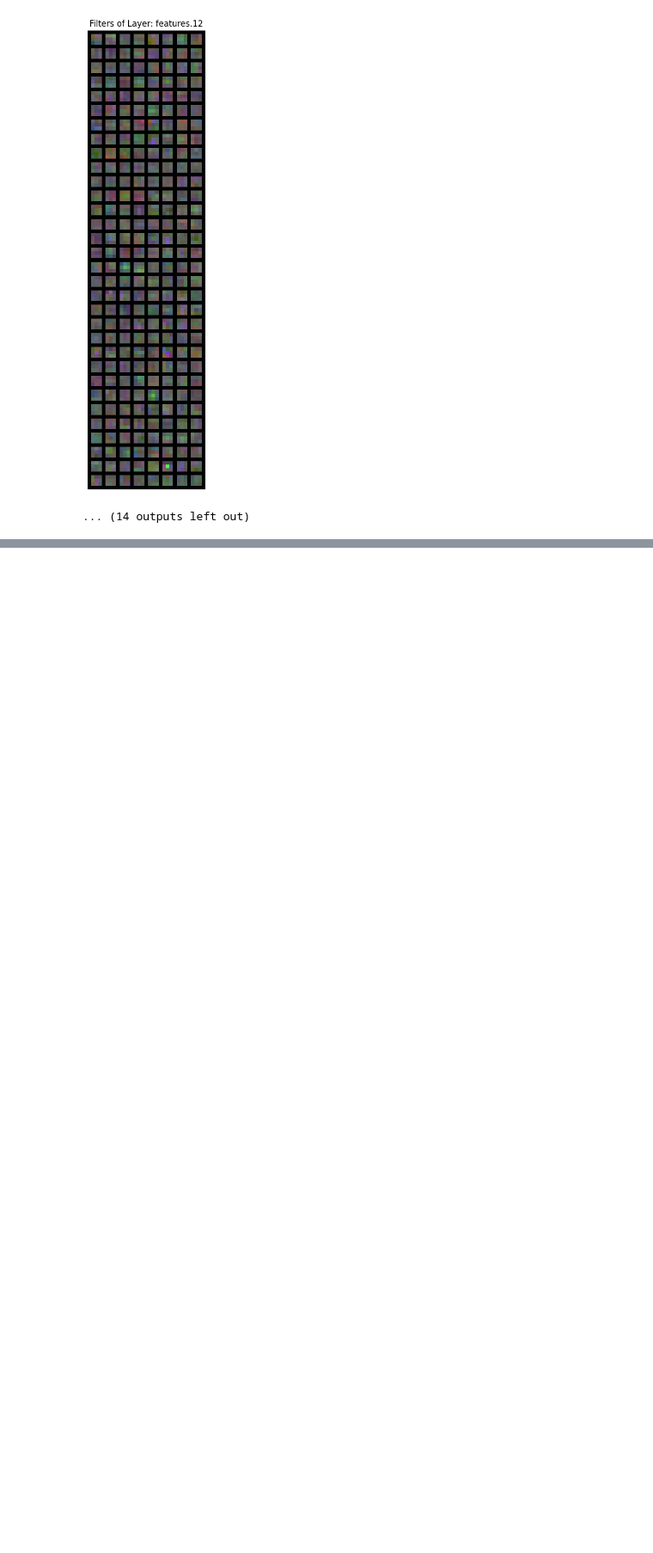
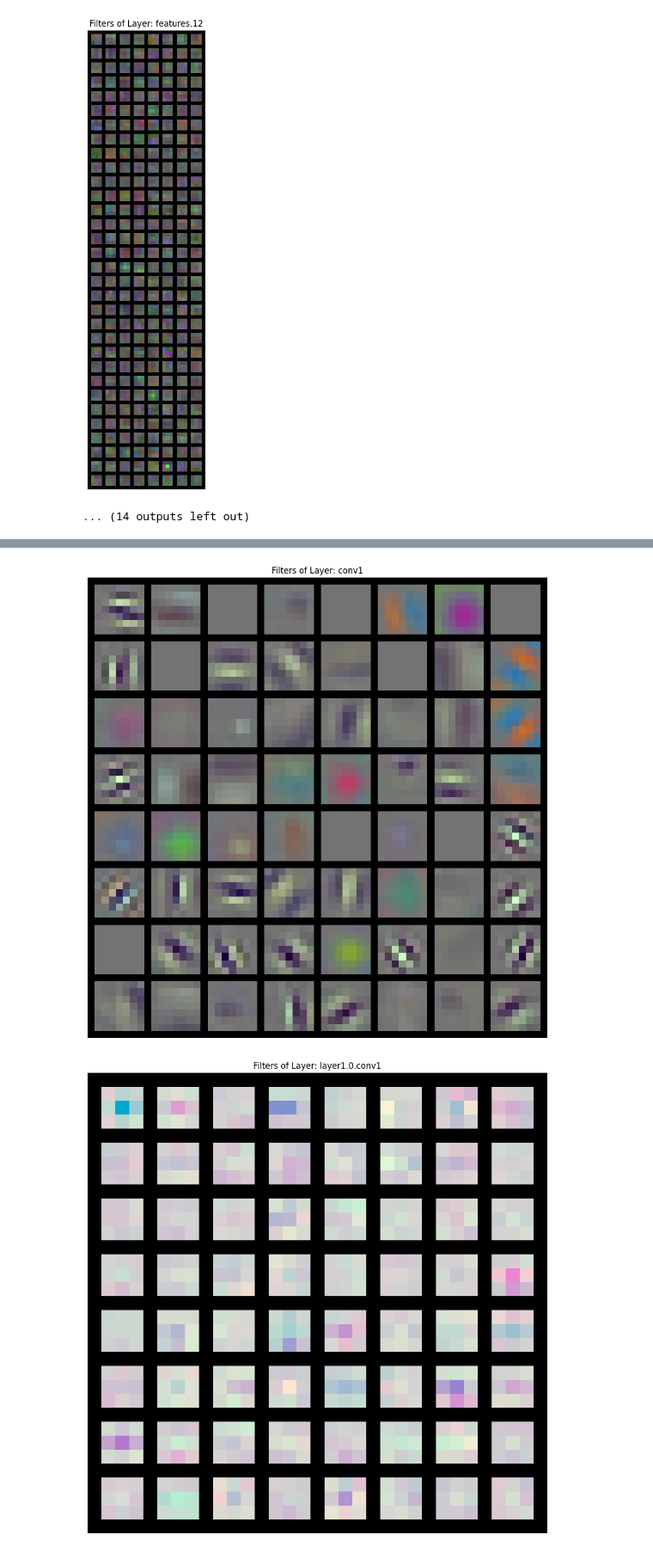
Before and after one commit to adityaswamii/deep-learning-for-cv, a Jupyter notebook: lectures/cifar10-cnn.ipynb, the cells around one changed output, grey strips where cells are left out. Shown at 86% size. Drawn from its saved outputs; the diff is of its cells as text; code cells hidden in the pictures; blank space fills up the shorter version.

```diff
--- a/lectures/cifar10-cnn.ipynb
+++ b/lectures/cifar10-cnn.ipynb
@@ -131,10 +162,8 @@ for name, module in model.named_modules():
 # %%
 # resnet18
-from torchvision.models import resnet18
 
-model = resnet18(weights=models.ResNet18_Weights.DEFAULT)
-num_ftrs = model.fc.in_features
-model.fc = nn.Linear(num_ftrs, 10)
-
-test(model, torch.device("cpu"), test_loader)
+model_rn = models.resnet18(weights=models.ResNet18_Weights.DEFAULT)
+visualize_filters(model_rn.conv1.weight.data, 'conv1')
+visualize_filters(model_rn.layer1[0].conv1.weight.data, 'layer1.0.conv1')
+# visualize_filters(model_rn.layer[].weight.data, 'conv2')
 # %% [output]
@@ -141,0 +170,2 @@ Test set: Average loss: 0.2748, Accuracy: 818/10000 (8%)
+[figure, added]
+[figure, added]
```
Also changed, not shown: parts of 20 cells of this notebook, 7 other files.
